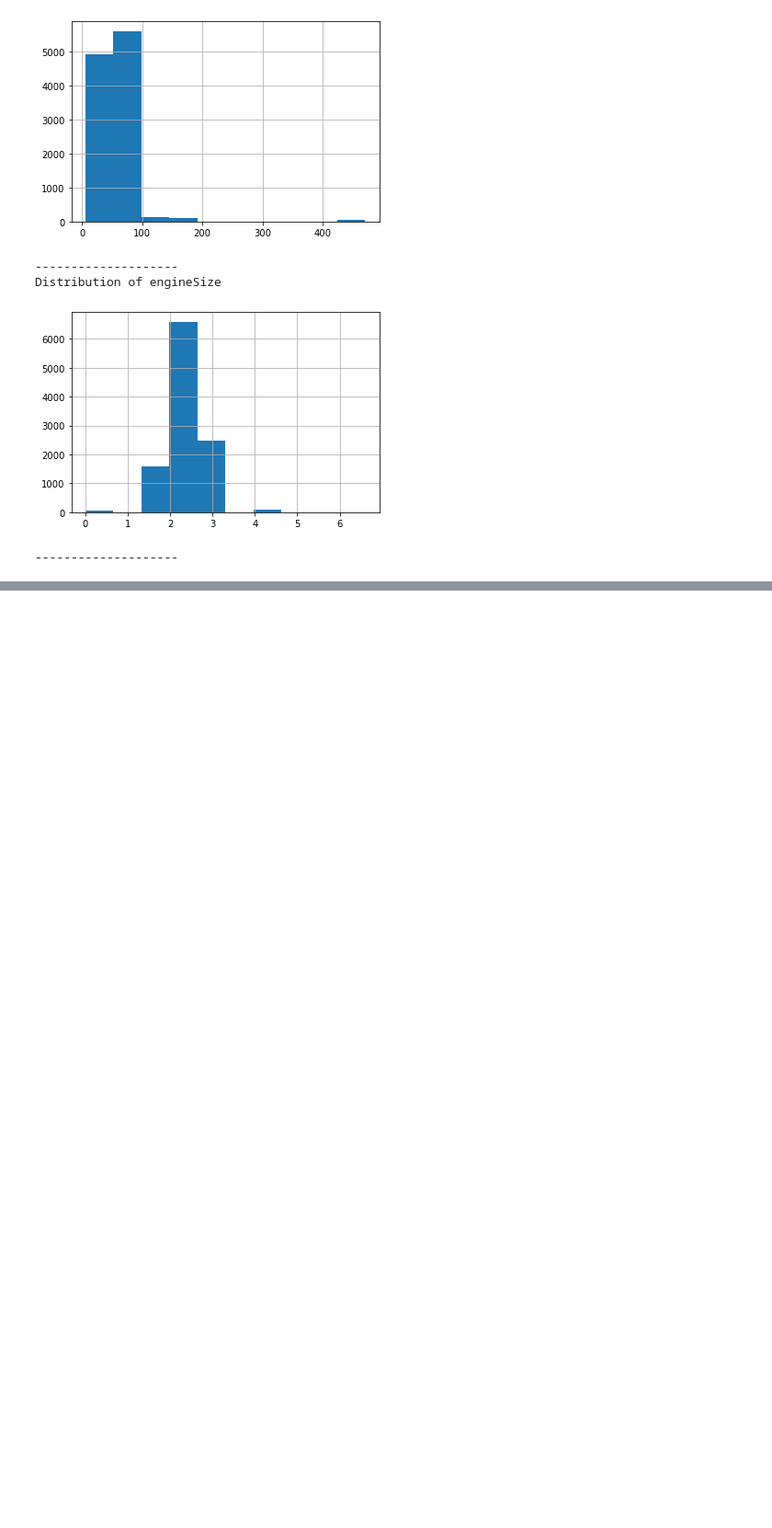
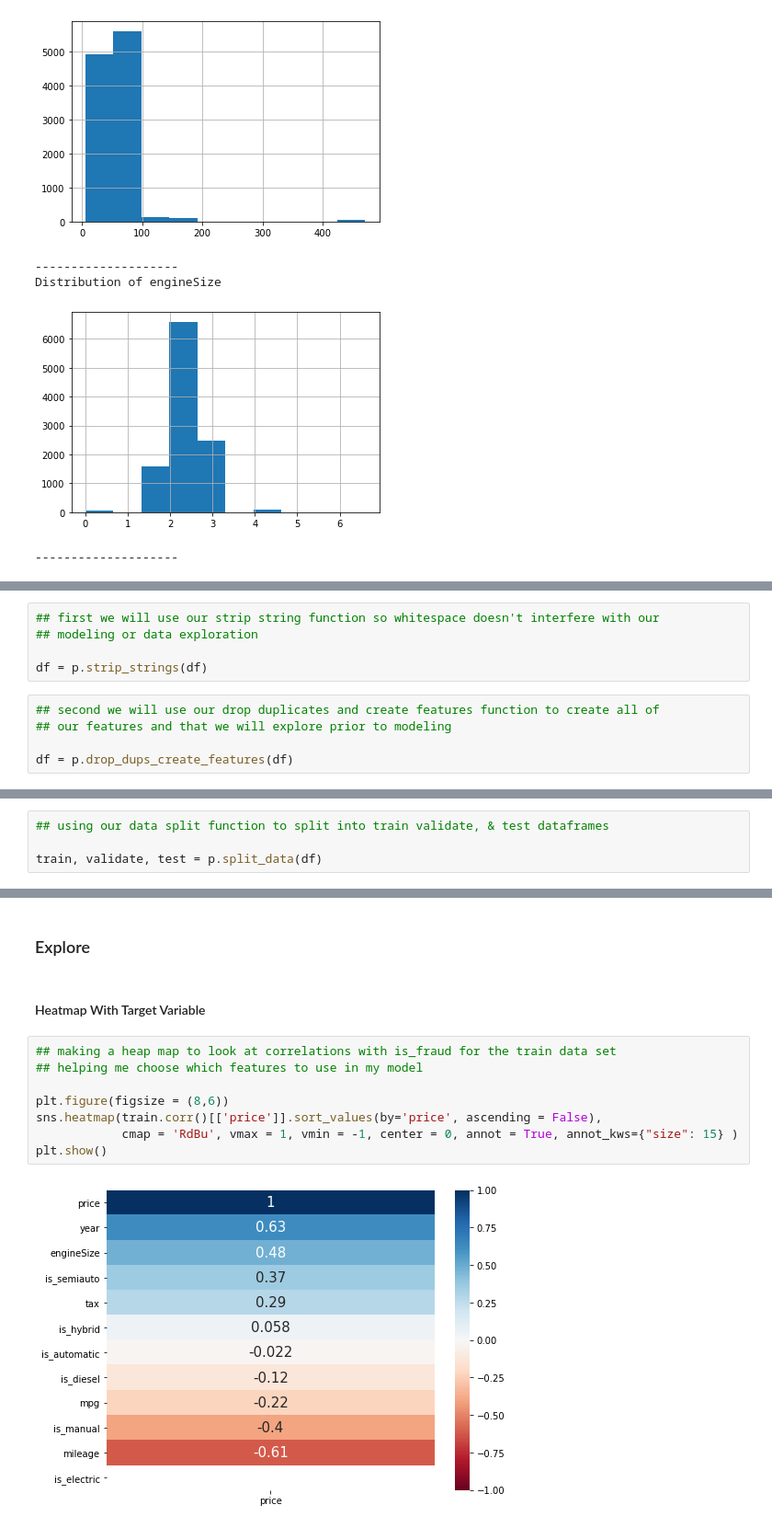
Before and after one commit to ForrestMccrosky/Predicting_bmw_prices, a Jupyter notebook: Final_Report_BMW.ipynb, the cells around one changed output, grey strips where cells are left out. Shown at 92% size. Drawn from its saved outputs; the diff is of its cells as text; blank space fills up the shorter version.

Commit message:
added some modeling to the final report

```diff
--- a/Final_Report_BMW.ipynb
+++ b/Final_Report_BMW.ipynb
@@ -101,0 +104,10 @@ Distribution of engineSize
+# %%
+## first we will use our strip string function so whitespace doesn't interfere with our
+## modeling or data exploration
+
+df = p.strip_strings(df)
+# %%
+## second we will use our drop duplicates and create features function to create all of
+## our features and that we will explore prior to modeling
+
+df = p.drop_dups_create_features(df)
@@ -101,0 +148,4 @@ Distribution of engineSize
+# %%
+## using our data split function to split into train validate, & test dataframes
+
+train, validate, test = p.split_data(df)
@@ -101,0 +182,14 @@ Distribution of engineSize
+# %% [markdown]
+### Explore
+# %% [markdown]
+#### Heatmap With Target Variable
+# %%
+## making a heap map to look at correlations with is_fraud for the train data set
+## helping me choose which features to use in my model
+
+plt.figure(figsize = (8,6))
+sns.heatmap(train.corr()[['price']].sort_values(by='price', ascending = False),
+            cmap = 'RdBu', vmax = 1, vmin = -1, center = 0, annot = True, annot_kws={"size": 15} )
+plt.show()
+# %% [output]
+[figure, added]
```
Also changed, not shown: parts of 46 cells of this notebook.
